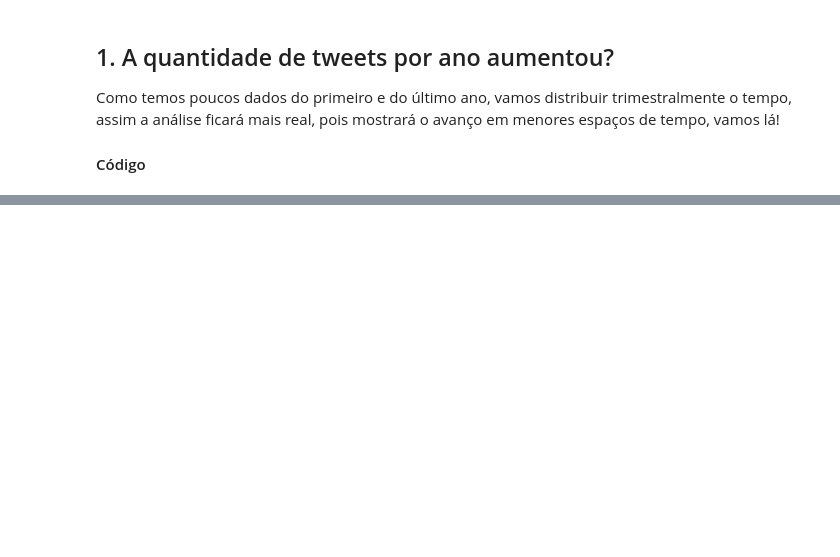
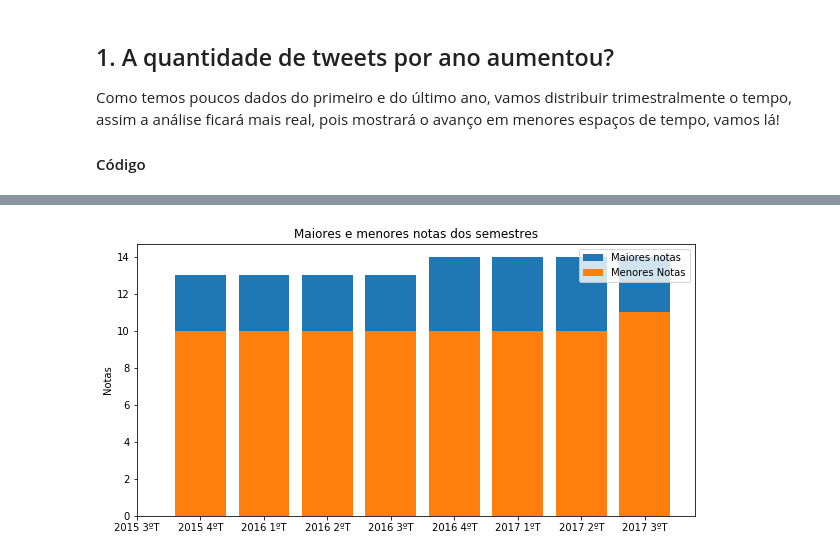
Before and after one commit to matheusbattisti/weratedogs_data_wrangling, a Jupyter notebook: wrangle_act.ipynb, the cells around one changed output, grey strips where cells are left out. Saved outputs shown, nothing was run; the diff lists cells and outputs as text; code cells hidden in the pictures; blank space fills up the shorter version.

```diff
--- a/wrangle_act.ipynb
+++ b/wrangle_act.ipynb
@@ -845,0 +875,19 @@ df
+# %%
+# Maiores notas
+maiores_notas = [df2015_3['rating_numerator'].max(), df2015_4['rating_numerator'].max(), df2016_1['rating_numerator'].max(), df2016_2['rating_numerator'].max(), df2016_3['rating_numerator'].max(), df2016_4['rating_numerator'].max(), df2017_1['rating_numerator'].max(), df2017_2['rating_numerator'].max(), df2017_3['rating_numerator'].max()]
+# Menores notas
+menores_notas = [df2015_3['rating_numerator'].min(), df2015_4['rating_numerator'].min(), df2016_1['rating_numerator'].min(), df2016_2['rating_numerator'].min(), df2016_3['rating_numerator'].min(), df2016_4['rating_numerator'].min(), df2017_1['rating_numerator'].min(), df2017_2['rating_numerator'].min(), df2017_3['rating_numerator'].min()]
+
+plt.figure(figsize=(10,5))
+
+p1 = plt.bar(np.arange(9),maiores_notas)
+p2 = plt.bar(np.arange(9),menores_notas)
+
+plt.ylabel('Notas')
+plt.title('Maiores e menores notas dos semestres')
+plt.xticks(np.arange(9), ('2015 3ºT','2015 4ºT','2016 1ºT','2016 2ºT','2016 3ºT','2016 4ºT', '2017 1ºT','2017 2ºT','2017 3ºT'))
+plt.legend((p1[0], p2[0]), ('Maiores notas', 'Menores Notas'))
+
+plt.show()
+# %% [output]
+[figure, added]
```
Also changed, not shown: parts of 23 cells of this notebook.
